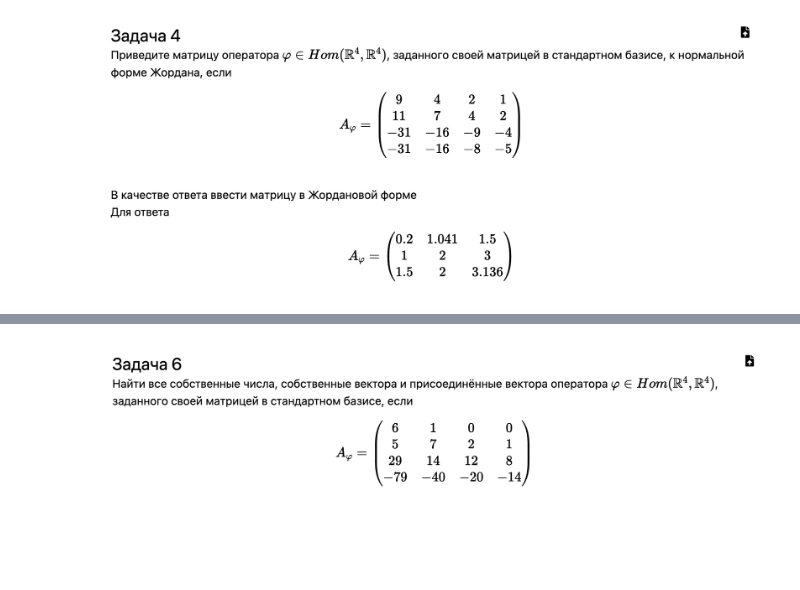
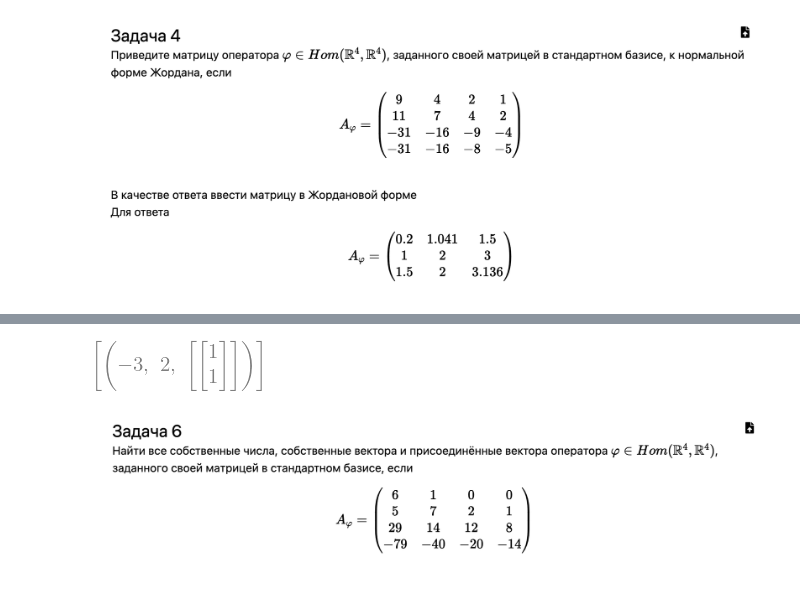
Before and after one commit to lilpuzeen/Calculus-S1-2, a Jupyter notebook: LinAlg/HW/fourth.ipynb, the cells around one changed output, grey strips where cells are left out. Drawn from its saved outputs; the diff is of its cells as text; code cells hidden in the pictures; blank space fills up the shorter version.

```diff
--- a/LinAlg/HW/fourth.ipynb
+++ b/LinAlg/HW/fourth.ipynb
@@ -223,3 +311,8 @@ M_4_result
+# %%
+kr4 = Matrix([[-4, 1], [-1, -2]])
+kr4.eigenvects()
+# %% [output]
+[figure, added]
 # %% [markdown]
 ![Screenshot%202023-03-16%20at%2002.13.42.png](attachment:Screenshot%202023-03-16%20at%2002.13.42.png)
 # %%
```
Also changed, not shown: parts of 30 cells of this notebook, 26 other files.
